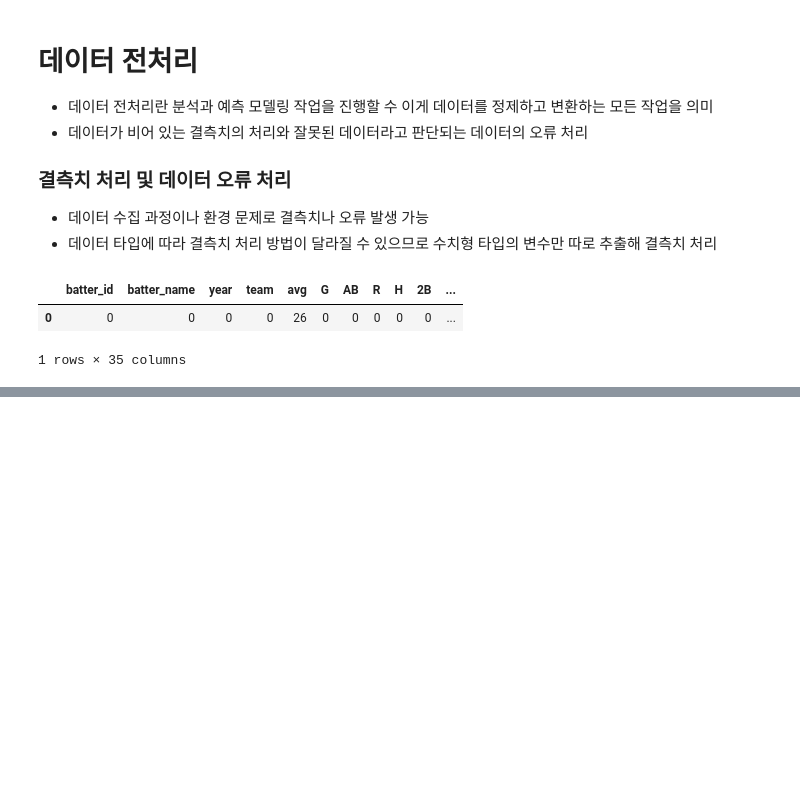
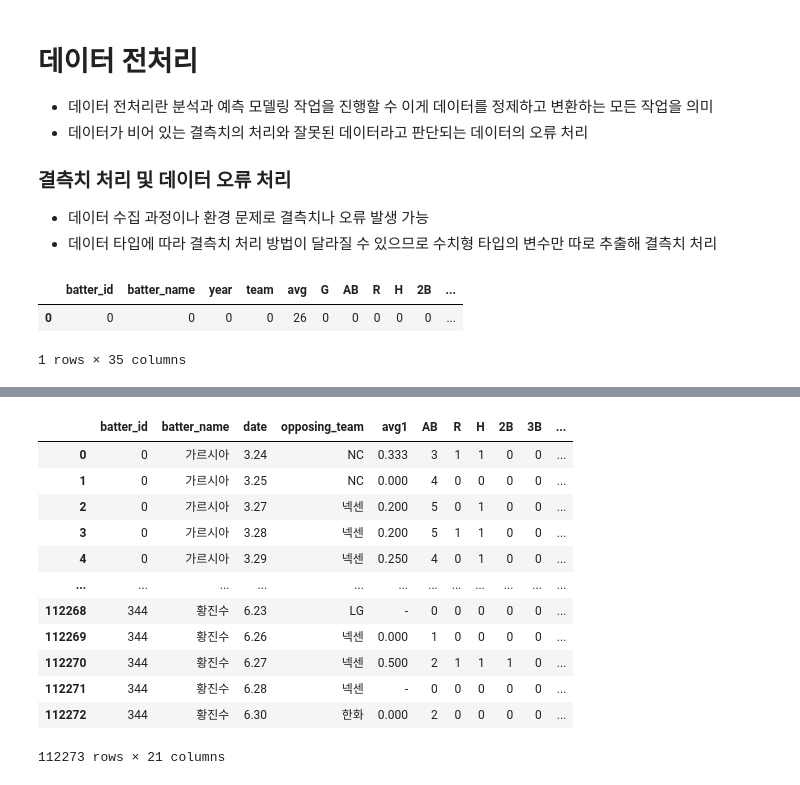
Before and after one commit to junseongwoo/Study_Data_Science, a Jupyter notebook: Dacon/ch01/KBO.ipynb, the cells around one changed output, grey strips where cells are left out. Drawn from its saved outputs; the diff is of its cells as text; code cells hidden in the pictures; blank space fills up the shorter version.

```diff
--- a/Dacon/ch01/KBO.ipynb
+++ b/Dacon/ch01/KBO.ipynb
@@ -527,0 +564,20 @@ num_cols = regular_season_df.select_dtypes(include = numerics).columns
+# %%
+# 일별 데이터에서 결측치를 0으로 채우기
+day_by_day_df[day_by_day_df.select_dtypes(include = numerics).columns] = \
+    day_by_day_df[day_by_day_df.select_dtypes(include = numerics).columns].fillna(0)
+
+day_by_day_df
+# %% [output]
+|  | batter_id | batter_name | date | opposing_team | avg1 | AB | R | H | 2B | 3B | ... |
+| 0 | 0 | 가르시아 | 3.24 | NC | 0.333 | 3 | 1 | 1 | 0 | 0 | ... |
+| 1 | 0 | 가르시아 | 3.25 | NC | 0.000 | 4 | 0 | 0 | 0 | 0 | ... |
+| 2 | 0 | 가르시아 | 3.27 | 넥센 | 0.200 | 5 | 0 | 1 | 0 | 0 | ... |
+| 3 | 0 | 가르시아 | 3.28 | 넥센 | 0.200 | 5 | 1 | 1 | 0 | 0 | ... |
+| 4 | 0 | 가르시아 | 3.29 | 넥센 | 0.250 | 4 | 0 | 1 | 0 | 0 | ... |
+| ... | ... | ... | ... | ... | ... | ... | ... | ... | ... | ... | ... |
+| 112268 | 344 | 황진수 | 6.23 | LG | - | 0 | 0 | 0 | 0 | 0 | ... |
+| 112269 | 344 | 황진수 | 6.26 | 넥센 | 0.000 | 1 | 0 | 0 | 0 | 0 | ... |
+| 112270 | 344 | 황진수 | 6.27 | 넥센 | 0.500 | 2 | 1 | 1 | 1 | 0 | ... |
+| 112271 | 344 | 황진수 | 6.28 | 넥센 | - | 0 | 0 | 0 | 0 | 0 | ... |
+| 112272 | 344 | 황진수 | 6.30 | 한화 | 0.000 | 2 | 0 | 0 | 0 | 0 | ... |
+112273 rows × 21 columns
```
Also changed, not shown: parts of 5 cells of this notebook.
